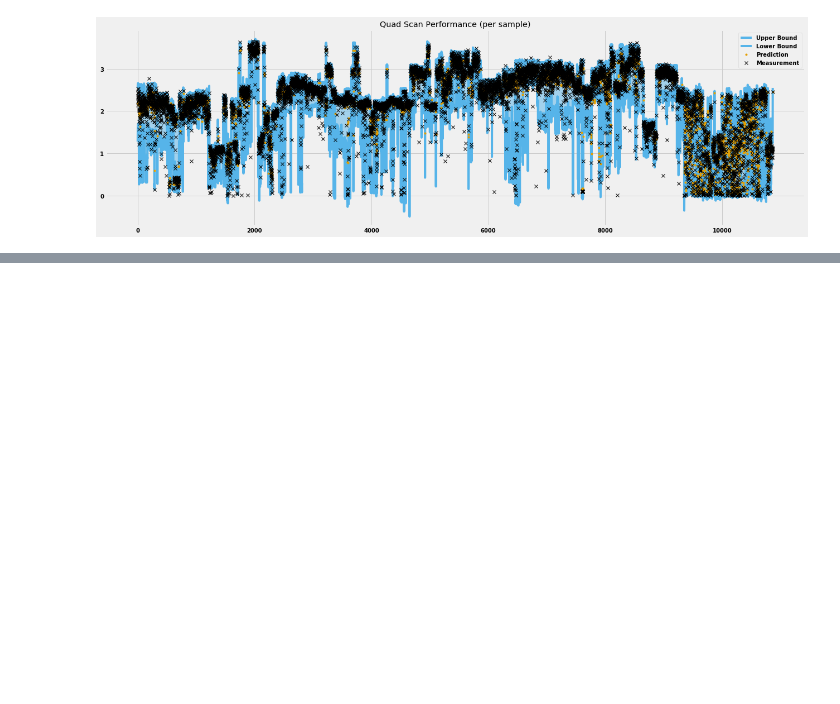
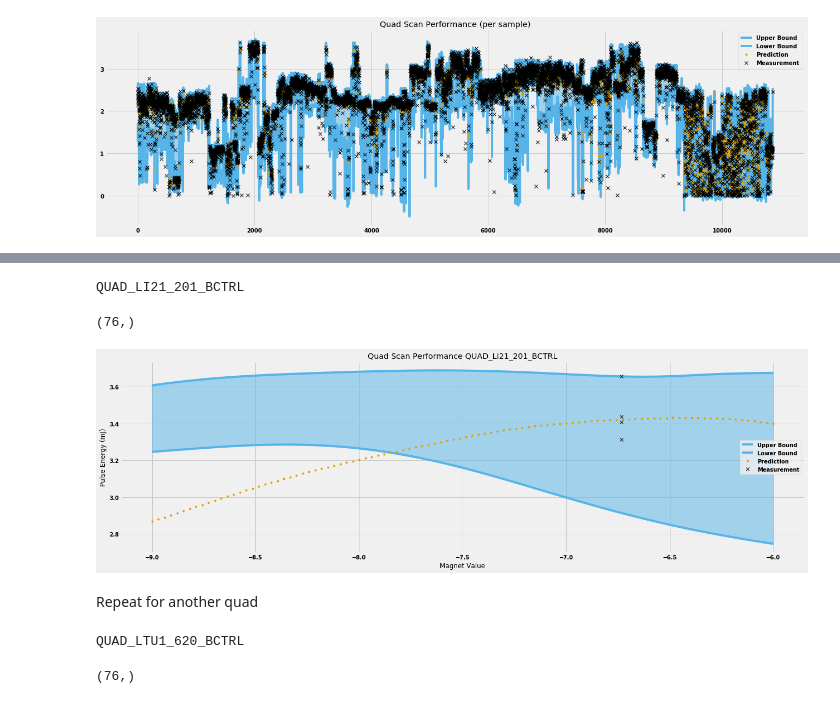
Before and after one commit to lipigupta/FEL-UQ, a Jupyter notebook: QR--Base.ipynb, the cells around one changed output, grey strips where cells are left out. Cells and saved outputs as stored; diff of their text form; code cells hidden in the pictures; blank space fills up the shorter version.

Commit message:
quad scans updated

```diff
--- a/QR--Base.ipynb
+++ b/QR--Base.ipynb
@@ -403,0 +410,49 @@ quad_scan = qru.perform_quad_scan(45, input_, output_, median, upper, lower)
+# %%
+column = 45
+print(variable_names[column])
+# %% [output]
+QUAD_LI21_201_BCTRL
+# %%
+felmax = np.argmax(output_)
+maxrange = np.arange(felmax - 2, felmax + 2)
+# %%
+local_inputs = np.mean(input_[maxrange], axis = 0).flatten()
+print(np.shape(local_inputs))
+# %% [output]
+(76,)
+# %%
+a = -9
+b = -6
+
+scan = np.linspace(a, b, 100)
+
+scan_inputs = np.zeros((100, 76))
+
+scan_inputs[:,:] = local_inputs
+
+scan_inputs[:,column] = scan
+# %%
+median_pred = median.evaluate(scan_inputs)
+ub_pred = upper.evaluate(scan_inputs)
+lb_pred = lower.evaluate(scan_inputs)
+# %%
+plt.figure(figsize = (20,6))
+plt.title("Quad Scan Performance " + variable_names[column])
+plt.plot(scan,ub_pred, color = colors[2], label = "Upper Bound")
+plt.plot(scan,lb_pred, color = colors[2], label = "Lower Bound")
+plt.plot(scan,median_pred, '.', color = colors[1], label = "Prediction")
+plt.plot(input_[maxrange,column], output_[maxrange], 'x', color = colors[0], label = "Measurement")
+plt.fill_between(scan, ub_pred[:,0], lb_pred[:,0], color = colors[2], alpha = 0.5)
+plt.xlabel("Magnet Value")
+plt.ylabel("Pulse Energy (mJ)")
+plt.legend()
+plt.show()
+# %% [output]
+[figure, added]
+# %% [markdown]
+Repeat for another quad
+# %%
+column = 63
+print(variable_names[column])
+# %% [output]
+QUAD_LTU1_620_BCTRL
@@ -403,0 +462,5 @@ quad_scan = qru.perform_quad_scan(45, input_, output_, median, upper, lower)
+# %%
+local_inputs = np.mean(input_[maxrange], axis = 0).flatten()
+print(np.shape(local_inputs))
+# %% [output]
+(76,)
```
Also changed, not shown: parts of 11 cells of this notebook.
